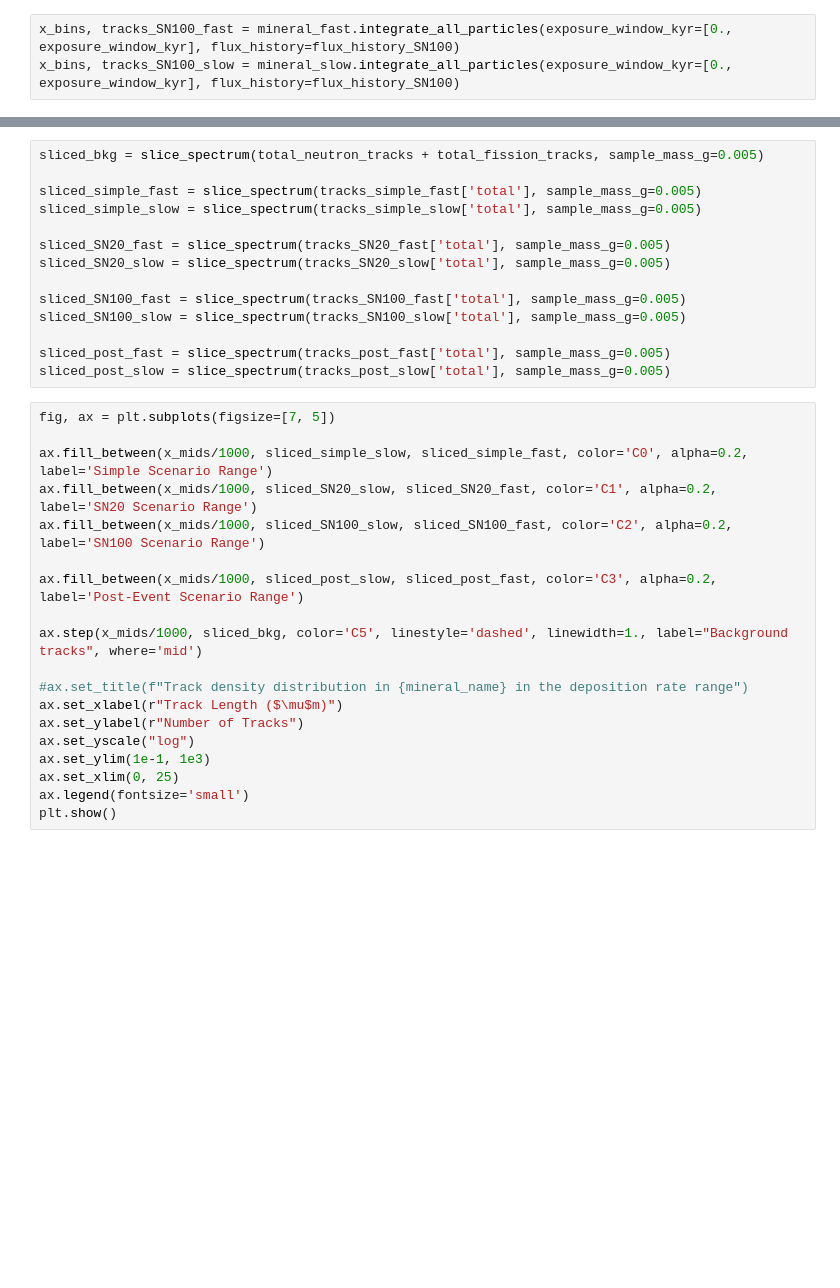
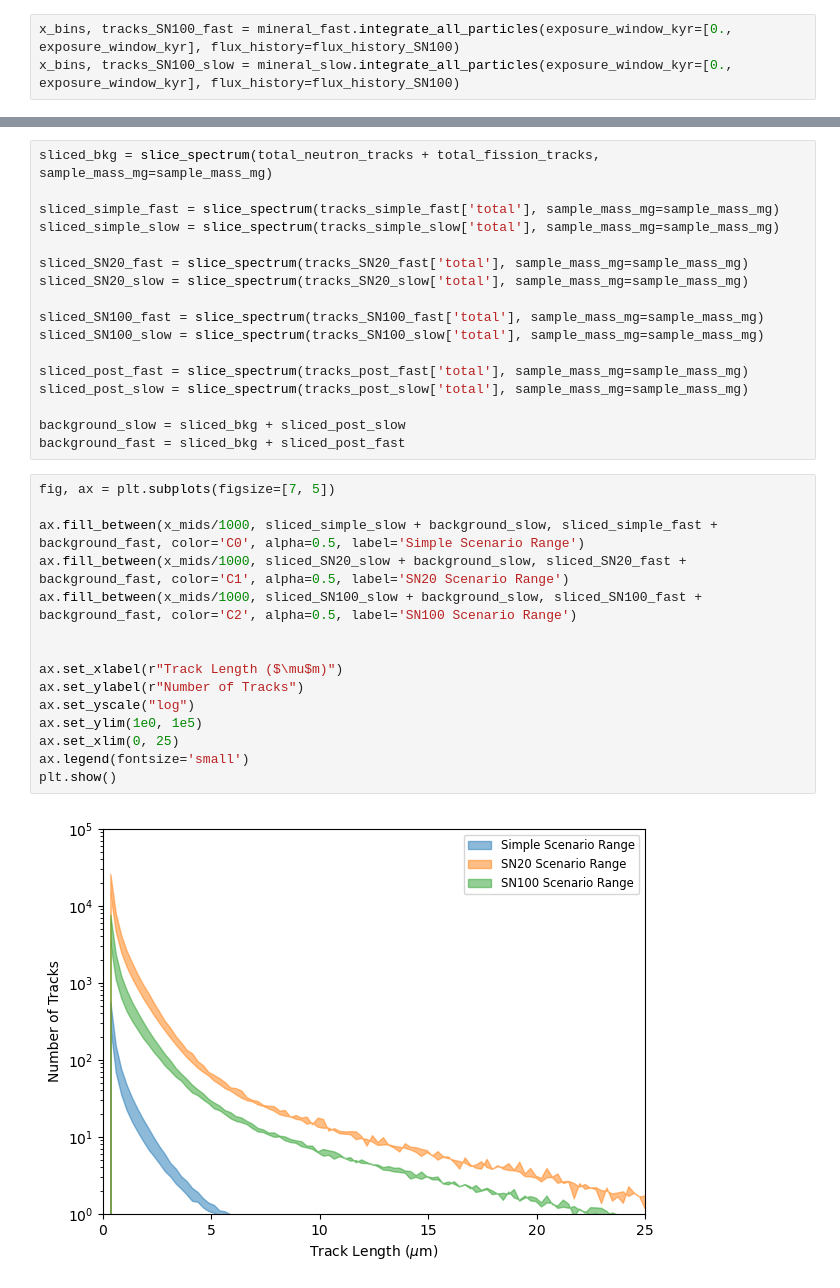
Before and after one commit to cgalelli/PrimusCode, a Jupyter notebook: MSC_analysis_new.ipynb, the cells around one changed output, grey strips where cells are left out. Saved outputs shown, nothing was run; the diff lists cells and outputs as text; blank space fills up the shorter version.

```diff
--- a/MSC_analysis_new.ipynb
+++ b/MSC_analysis_new.ipynb
@@ -85,33 +97,34 @@ plt.show()
 # %%
-sliced_bkg = slice_spectrum(total_neutron_tracks + total_fission_tracks, sample_mass_g=0.005)
+sliced_bkg = slice_spectrum(total_neutron_tracks + total_fission_tracks, sample_mass_mg=sample_mass_mg)
 
-sliced_simple_fast = slice_spectrum(tracks_simple_fast['total'], sample_mass_g=0.005)
-sliced_simple_slow = slice_spectrum(tracks_simple_slow['total'], sample_mass_g=0.005)
+sliced_simple_fast = slice_spectrum(tracks_simple_fast['total'], sample_mass_mg=sample_mass_mg)
+sliced_simple_slow = slice_spectrum(tracks_simple_slow['total'], sample_mass_mg=sample_mass_mg)
 
-sliced_SN20_fast = slice_spectrum(tracks_SN20_fast['total'], sample_mass_g=0.005)
-sliced_SN20_slow = slice_spectrum(tracks_SN20_slow['total'], sample_mass_g=0.005)
+sliced_SN20_fast = slice_spectrum(tracks_SN20_fast['total'], sample_mass_mg=sample_mass_mg)
+sliced_SN20_slow = slice_spectrum(tracks_SN20_slow['total'], sample_mass_mg=sample_mass_mg)
 
-sliced_SN100_fast = slice_spectrum(tracks_SN100_fast['total'], sample_mass_g=0.005)
-sliced_SN100_slow = slice_spectrum(tracks_SN100_slow['total'], sample_mass_g=0.005)
+sliced_SN100_fast = slice_spectrum(tracks_SN100_fast['total'], sample_mass_mg=sample_mass_mg)
+sliced_SN100_slow = slice_spectrum(tracks_SN100_slow['total'], sample_mass_mg=sample_mass_mg)
 
-sliced_post_fast = slice_spectrum(tracks_post_fast['total'], sample_mass_g=0.005)
-sliced_post_slow = slice_spectrum(tracks_post_slow['total'], sample_mass_g=0.005)
+sliced_post_fast = slice_spectrum(tracks_post_fast['total'], sample_mass_mg=sample_mass_mg)
+sliced_post_slow = slice_spectrum(tracks_post_slow['total'], sample_mass_mg=sample_mass_mg)
+
+background_slow = sliced_bkg + sliced_post_slow
+background_fast = sliced_bkg + sliced_post_fast
 # %%
 fig, ax = plt.subplots(figsize=[7, 5])
 
-ax.fill_between(x_mids/1000, sliced_simple_slow, sliced_simple_fast, color='C0', alpha=0.2, label='Simple Scenario Range')
-ax.fill_between(x_mids/1000, sliced_SN20_slow, sliced_SN20_fast, color='C1', alpha=0.2, label='SN20 Scenario Range')
-ax.fill_between(x_mids/1000, sliced_SN100_slow, sliced_SN100_fast, color='C2', alpha=0.2, label='SN100 Scenario Range')
+ax.fill_between(x_mids/1000, sliced_simple_slow + background_slow, sliced_simple_fast + background_fast, color='C0', alpha=0.5, label='Simple Scenario Range')
+ax.fill_between(x_mids/1000, sliced_SN20_slow + background_slow, sliced_SN20_fast + background_fast, color='C1', alpha=0.5, label='SN20 Scenario Range')
+ax.fill_between(x_mids/1000, sliced_SN100_slow + background_slow, sliced_SN100_fast + background_fast, color='C2', alpha=0.5, label='SN100 Scenario Range')
 
-ax.fill_between(x_mids/1000, sliced_post_slow, sliced_post_fast, color='C3', alpha=0.2, label='Post-Event Scenario Range')
 
-ax.step(x_mids/1000, sliced_bkg, color='C5', linestyle='dashed', linewidth=1., label="Background tracks", where='mid')
-
-#ax.set_title(f"Track density distribution in {mineral_name} in the deposition rate range")
 ax.set_xlabel(r"Track Length ($\mu$m)")
 ax.set_ylabel(r"Number of Tracks")
 ax.set_yscale("log")
-ax.set_ylim(1e-1, 1e3)
+ax.set_ylim(1e0, 1e5)
 ax.set_xlim(0, 25)
 ax.legend(fontsize='small')
 plt.show()
+# %% [output]
+[figure, added]
```
Also changed, not shown: parts of 9 cells of this notebook, 16 other files.
